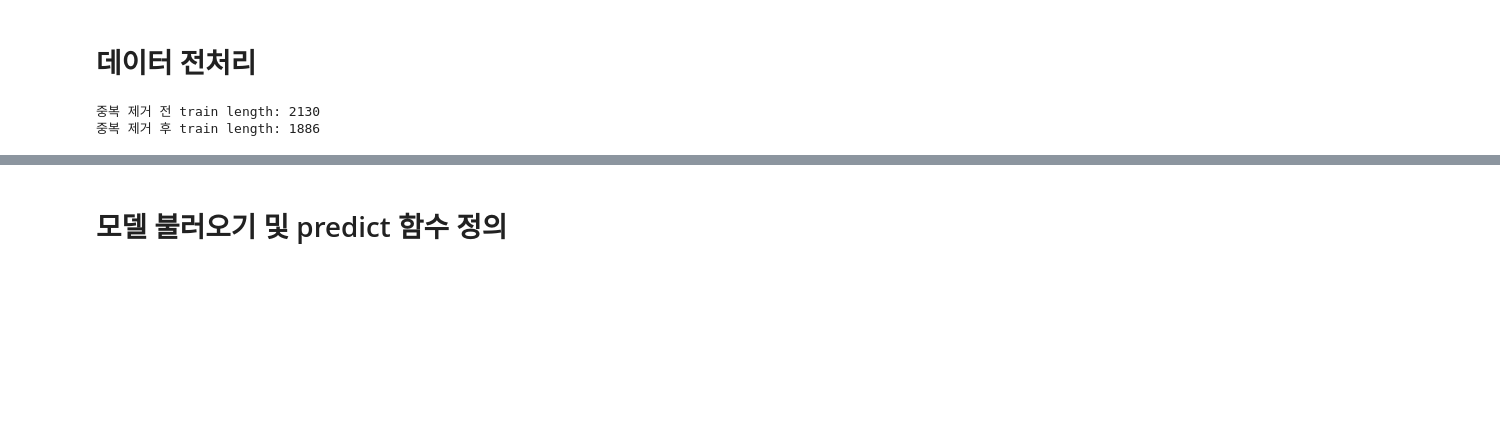
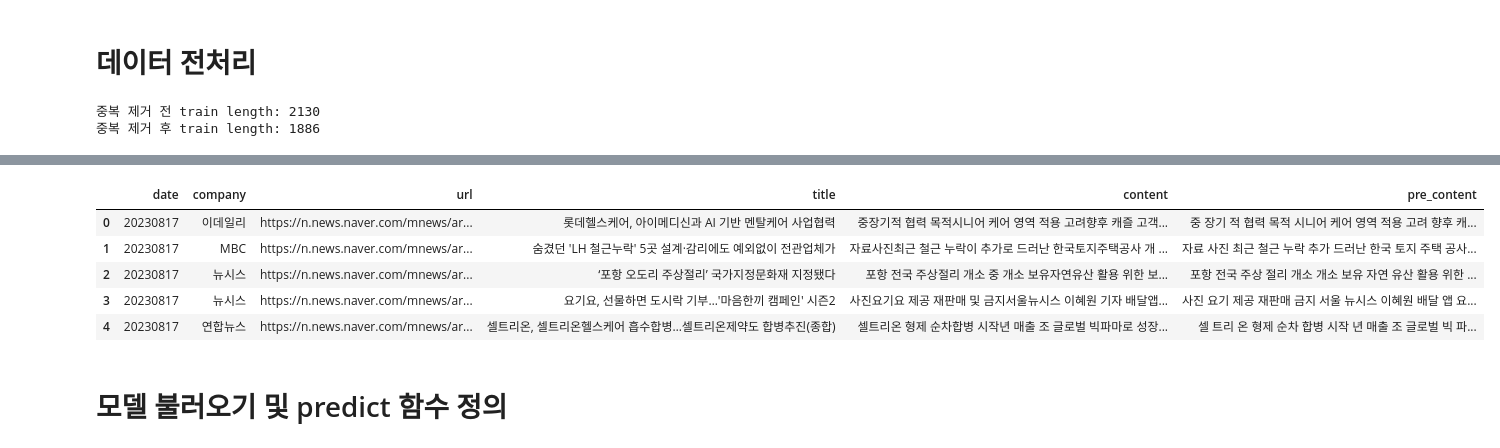
Before and after one commit to tgwon/News_Recommendation, a Jupyter notebook: KoBERT_뉴스카테고리분류_활용.ipynb, the cells around one changed output, grey strips where cells are left out. Saved outputs shown, nothing was run; the diff lists cells and outputs as text; code cells hidden in the pictures; blank space fills up the shorter version.

```diff
--- a/KoBERT_뉴스카테고리분류_활용.ipynb
+++ b/KoBERT_뉴스카테고리분류_활용.ipynb
@@ -256,3 +261,19 @@ df.head()
+# %%
+#불용어 제거를 위한 함수
+
+def stopwords(df):
+
+    df = df.copy()
+
+    # 불용어 제거
+    def remove_stopwords(text):
+        return ' '.join([i for i in text.split() if i not in stop])
+
+    df['pre_content']=df['content'].apply(lambda x : remove_stopwords(x))
+
+    return df
+# %%
+df = stopwords(df)
 # %%
 #조사, 어미 제거
 
@@ -272,6 +293,15 @@ def remove_mecab(df, tags):
     return df
 
 df = remove_mecab(df, tags)
+# %%
+df.head()
+# %% [output]
+|  | date | company | url | title | content | pre_content |
+| 0 | 20230817 | 이데일리 | https://n.news.naver.com/mnews/ar... | 롯데헬스케어, 아이메디신과 AI 기반 멘탈케어 사업협력 | 중장기적 협력 목적시니어 케어 영역 적용 고려향후 캐즐 고객... | 중 장기 적 협력 목적 시니어 케어 영역 적용 고려 향후 캐... |
+| 1 | 20230817 | MBC | https://n.news.naver.com/mnews/ar... | 숨겼던 'LH 철근누락' 5곳 설계·감리에도 예외없이 전관업체가 | 자료사진최근 철근 누락이 추가로 드러난 한국토지주택공사 개 ... | 자료 사진 최근 철근 누락 추가 드러난 한국 토지 주택 공사... |
+| 2 | 20230817 | 뉴시스 | https://n.news.naver.com/mnews/ar... | ‘포항 오도리 주상절리’ 국가지정문화재 지정됐다 | 포항 전국 주상절리 개소 중 개소 보유자연유산 활용 위한 보... | 포항 전국 주상 절리 개소 개소 보유 자연 유산 활용 위한 ... |
+| 3 | 20230817 | 뉴시스 | https://n.news.naver.com/mnews/ar... | 요기요, 선물하면 도시락 기부…'마음한끼 캠페인' 시즌2 | 사진요기요 제공 재판매 및 금지서울뉴시스 이혜원 기자 배달앱... | 사진 요기 제공 재판매 금지 서울 뉴시스 이혜원 배달 앱 요... |
+| 4 | 20230817 | 연합뉴스 | https://n.news.naver.com/mnews/ar... | 셀트리온, 셀트리온헬스케어 흡수합병…셀트리온제약도 합병추진(종합) | 셀트리온 형제 순차합병 시작년 매출 조 글로벌 빅파마로 성장... | 셀 트리 온 형제 순차 합병 시작 년 매출 조 글로벌 빅 파... |
 # %% [markdown]
 # 모델 불러오기 및 predict 함수 정의
 # %%
```
Also changed, not shown: parts of 21 cells of this notebook.
